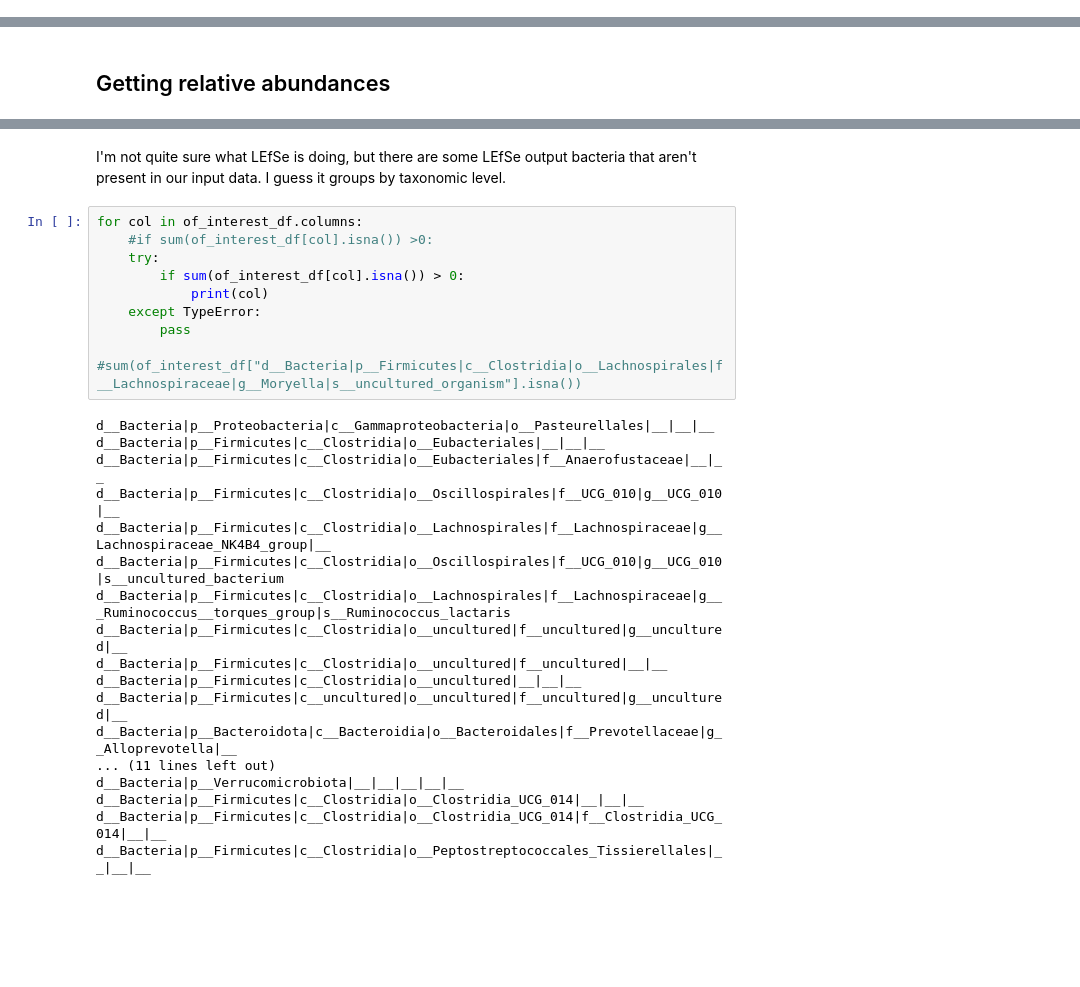
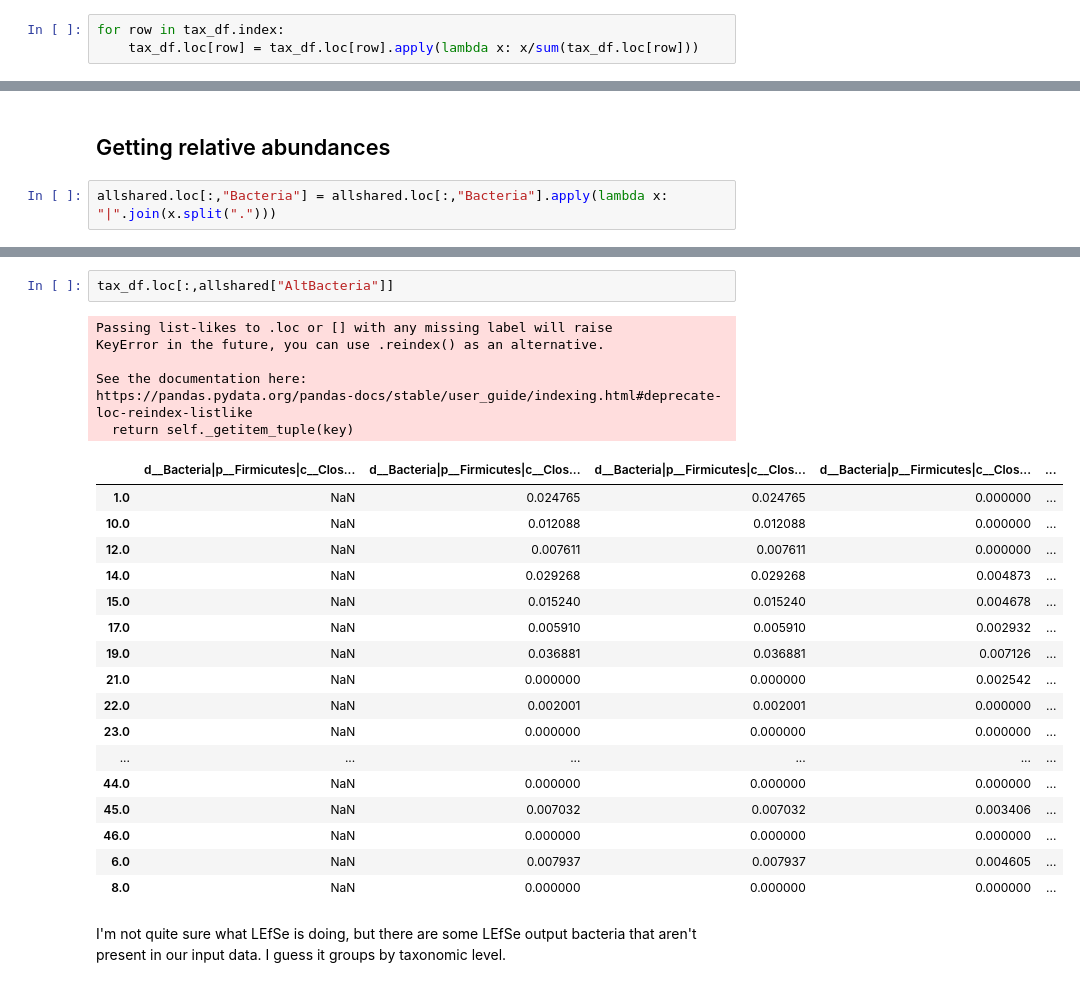
Before and after one commit to sterrettJD/Chemobrain, a Jupyter notebook: LEfSe.ipynb, the cells around one changed output, grey strips where cells are left out. Drawn from its saved outputs; the diff is of its cells as text; blank space fills up the shorter version.

```diff
--- a/LEfSe.ipynb
+++ b/LEfSe.ipynb
@@ -36,3 +57,6 @@ Saved FeatureTable[Frequency] to: tax-table.qza
 tax_df = Artifact.load("tax-table.qza")
 tax_df = tax_df.view(pd.DataFrame)
 tax_df.columns = ["|".join(x.split(";")) for x in tax_df.columns]
+# %%
+for row in tax_df.index:
+    tax_df.loc[row] = tax_df.loc[row].apply(lambda x: x/sum(tax_df.loc[row]))
@@ -510,4 +554,6 @@ pd.concat([lefse[["plotnames", "Highest Class", "LDA Score (log10)"]],
 134 rows × 7 columns
 # %% [markdown]
 ## Getting relative abundances
+# %%
+allshared.loc[:,"Bacteria"] = allshared.loc[:,"Bacteria"].apply(lambda x: "|".join(x.split(".")))
 # %%
@@ -525,30 +577,28 @@ of_interest_df = tax_df.loc[:,
+# %%
+tax_df.loc[:,allshared["AltBacteria"]]
+# %% [output]
+Passing list-likes to .loc or [] with any missing label will raise
+KeyError in the future, you can use .reindex() as an alternative.
+
+See the documentation here:
+https://pandas.pydata.org/pandas-docs/stable/user_guide/indexing.html#deprecate-loc-reindex-listlike
+  return self._getitem_tuple(key)
+|  | d__Bacteria|p__Firmicutes|c__Clos... | d__Bacteria|p__Firmicutes|c__Clos... | d__Bacteria|p__Firmicutes|c__Clos... | d__Bacteria|p__Firmicutes|c__Clos... | ... |
+| 1.0 | NaN | 0.024765 | 0.024765 | 0.000000 | ... |
+| 10.0 | NaN | 0.012088 | 0.012088 | 0.000000 | ... |
+| 12.0 | NaN | 0.007611 | 0.007611 | 0.000000 | ... |
+| 14.0 | NaN | 0.029268 | 0.029268 | 0.004873 | ... |
+| 15.0 | NaN | 0.015240 | 0.015240 | 0.004678 | ... |
+| 17.0 | NaN | 0.005910 | 0.005910 | 0.002932 | ... |
+| 19.0 | NaN | 0.036881 | 0.036881 | 0.007126 | ... |
+| 21.0 | NaN | 0.000000 | 0.000000 | 0.002542 | ... |
+| 22.0 | NaN | 0.002001 | 0.002001 | 0.000000 | ... |
+| 23.0 | NaN | 0.000000 | 0.000000 | 0.000000 | ... |
+| ... | ... | ... | ... | ... | ... |
+| 44.0 | NaN | 0.000000 | 0.000000 | 0.000000 | ... |
+| 45.0 | NaN | 0.007032 | 0.007032 | 0.003406 | ... |
+| 46.0 | NaN | 0.000000 | 0.000000 | 0.000000 | ... |
+| 6.0 | NaN | 0.007937 | 0.007937 | 0.004605 | ... |
+| 8.0 | NaN | 0.000000 | 0.000000 | 0.000000 | ... |
 # %% [markdown]
 I'm not quite sure what LEfSe is doing, but there are some LEfSe output bacteria that aren't present in our input data. I guess it groups by taxonomic level.
-# %%
-for col in of_interest_df.columns:
-    #if sum(of_interest_df[col].isna()) >0:
-    try:
-        if sum(of_interest_df[col].isna()) > 0:
-            print(col)
-    except TypeError:
-        pass
-
-#sum(of_interest_df["d__Bacteria|p__Firmicutes|c__Clostridia|o__Lachnospirales|f__Lachnospiraceae|g__Moryella|s__uncultured_organism"].isna())
-# %% [output]
-d__Bacteria|p__Proteobacteria|c__Gammaproteobacteria|o__Pasteurellales|__|__|__
-d__Bacteria|p__Firmicutes|c__Clostridia|o__Eubacteriales|__|__|__
-d__Bacteria|p__Firmicutes|c__Clostridia|o__Eubacteriales|f__Anaerofustaceae|__|__
-d__Bacteria|p__Firmicutes|c__Clostridia|o__Oscillospirales|f__UCG_010|g__UCG_010|__
-d__Bacteria|p__Firmicutes|c__Clostridia|o__Lachnospirales|f__Lachnospiraceae|g__Lachnospiraceae_NK4B4_group|__
-d__Bacteria|p__Firmicutes|c__Clostridia|o__Oscillospirales|f__UCG_010|g__UCG_010|s__uncultured_bacterium
-d__Bacteria|p__Firmicutes|c__Clostridia|o__Lachnospirales|f__Lachnospiraceae|g___Ruminococcus__torques_group|s__Ruminococcus_lactaris
-d__Bacteria|p__Firmicutes|c__Clostridia|o__uncultured|f__uncultured|g__uncultured|__
-d__Bacteria|p__Firmicutes|c__Clostridia|o__uncultured|f__uncultured|__|__
-d__Bacteria|p__Firmicutes|c__Clostridia|o__uncultured|__|__|__
-d__Bacteria|p__Firmicutes|c__uncultured|o__uncultured|f__uncultured|g__uncultured|__
-d__Bacteria|p__Bacteroidota|c__Bacteroidia|o__Bacteroidales|f__Prevotellaceae|g__Alloprevotella|__
-... (11 lines left out)
-d__Bacteria|p__Verrucomicrobiota|__|__|__|__|__
-d__Bacteria|p__Firmicutes|c__Clostridia|o__Clostridia_UCG_014|__|__|__
-d__Bacteria|p__Firmicutes|c__Clostridia|o__Clostridia_UCG_014|f__Clostridia_UCG_014|__|__
-d__Bacteria|p__Firmicutes|c__Clostridia|o__Peptostreptococcales_Tissierellales|__|__|__
```
Also changed, not shown: parts of 23 cells of this notebook.
